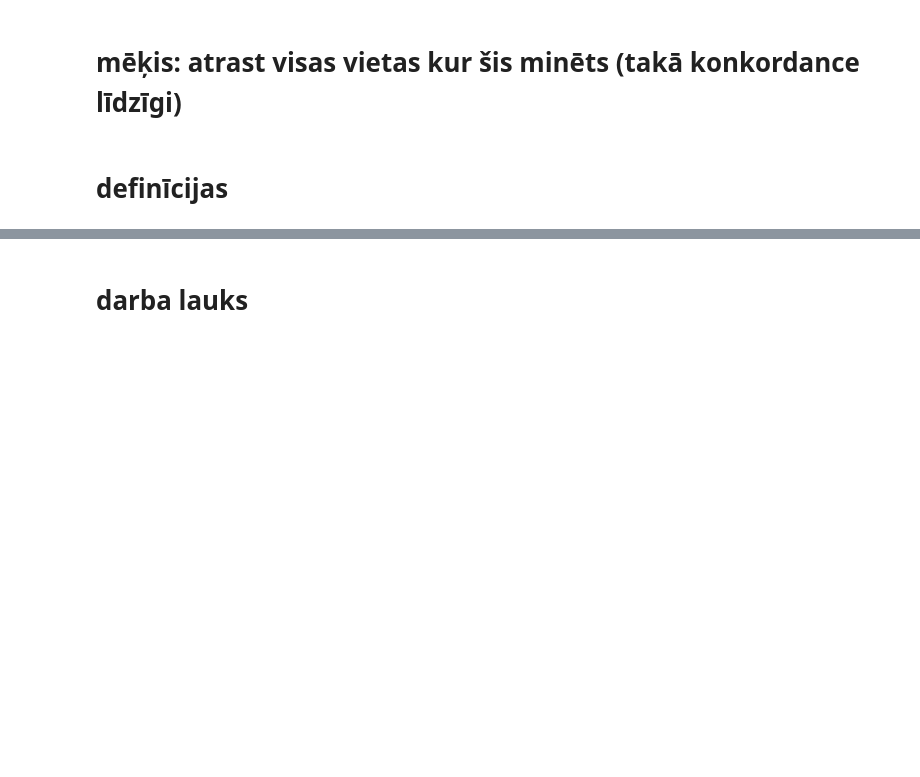
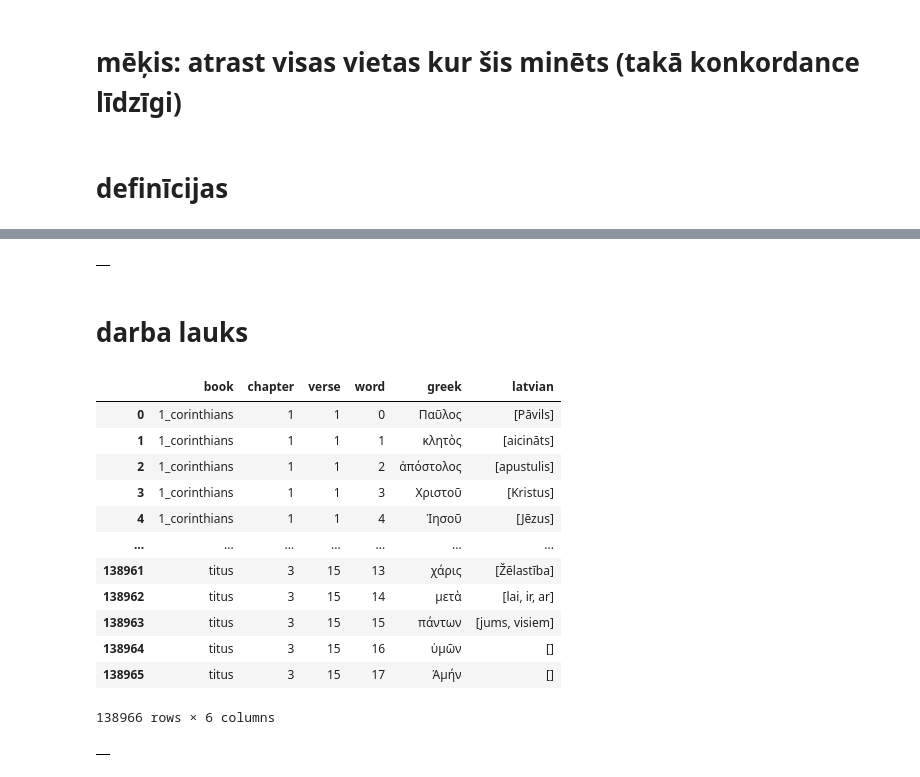
Before and after one commit to ewilpeers/bible, a Jupyter notebook: xG_Collab/01Search.ipynb, the cells around one changed output, grey strips where cells are left out. Cells and saved outputs as stored; diff of their text form; code cells hidden in the pictures; blank space fills up the shorter version.

```diff
--- a/xG_Collab/01Search.ipynb
+++ b/xG_Collab/01Search.ipynb
@@ -154,0 +153,40 @@ HTTPError: HTTP Error 404: Not Found
+# %%
+import json
+records = []
+leftovers = []
+for book_dir in sorted(nt_dir.iterdir()):
+    if not book_dir.is_dir():
+        continue
+    book = book_dir.name
+    for json_file in sorted(
+        [f for f in book_dir.glob('*.json') if f.stem.isdigit()],
+        key=lambda x: int(x.stem)
+    ):
+        chapter = int(json_file.stem)
+        try:
+            verses = json.loads(json_file.read_text(encoding='utf-8'))
+        except Exception as e:
+            print(f"  skip {json_file}: {e}")
+            continue
+
+        for i, verse in enumerate(verses):
+            for j, gw in enumerate(verse.get('greek_words', [])):
+                records.append({
+                    'book': book,
+                    'chapter': chapter,
+                    'verse': i+1,
+                    'word': j, #vardi ir 0-bazeti neka panti
+                    'greek': gw.get('greek', []),
+                    'latvian': gw.get('latvian', []),
+                })
+            leftovers.append(
+                {
+                    'book': book,
+                    'chapter': chapter,
+                    'verse': i+1,
+                    'leftover_latvian': verse.get('leftover_latvian', [])
+                }
+            )
+
+nt_df = pd.DataFrame(records)
+nt_leftovers_df = pd.DataFrame(leftovers)
@@ -155,2 +262,26 @@ HTTPError: HTTP Error 404: Not Found
+# %%
+ot_df.head()
+# %% [output]
+|  |
 # %% [markdown]
 # darba lauks
+# %%
+nt_df
+# %% [output]
+|  | book | chapter | verse | word | greek | latvian |
+| 0 | 1_corinthians | 1 | 1 | 0 | Παῦλος | [Pāvils] |
+| 1 | 1_corinthians | 1 | 1 | 1 | κλητὸς | [aicināts] |
+| 2 | 1_corinthians | 1 | 1 | 2 | ἀπόστολος | [apustulis] |
+| 3 | 1_corinthians | 1 | 1 | 3 | Χριστοῦ | [Kristus] |
+| 4 | 1_corinthians | 1 | 1 | 4 | Ἰησοῦ | [Jēzus] |
+| ... | ... | ... | ... | ... | ... | ... |
+| 138961 | titus | 3 | 15 | 13 | χάρις | [Žēlastība] |
+| 138962 | titus | 3 | 15 | 14 | μετὰ | [lai, ir, ar] |
+| 138963 | titus | 3 | 15 | 15 | πάντων | [jums, visiem] |
+| 138964 | titus | 3 | 15 | 16 | ὑμῶν | [] |
+| 138965 | titus | 3 | 15 | 17 | Ἀμήν | [] |
+138966 rows × 6 columns
+# %%
+ot_df
+# %% [output]
+|  |
```
Also changed, not shown: parts of 2 cells of this notebook.
